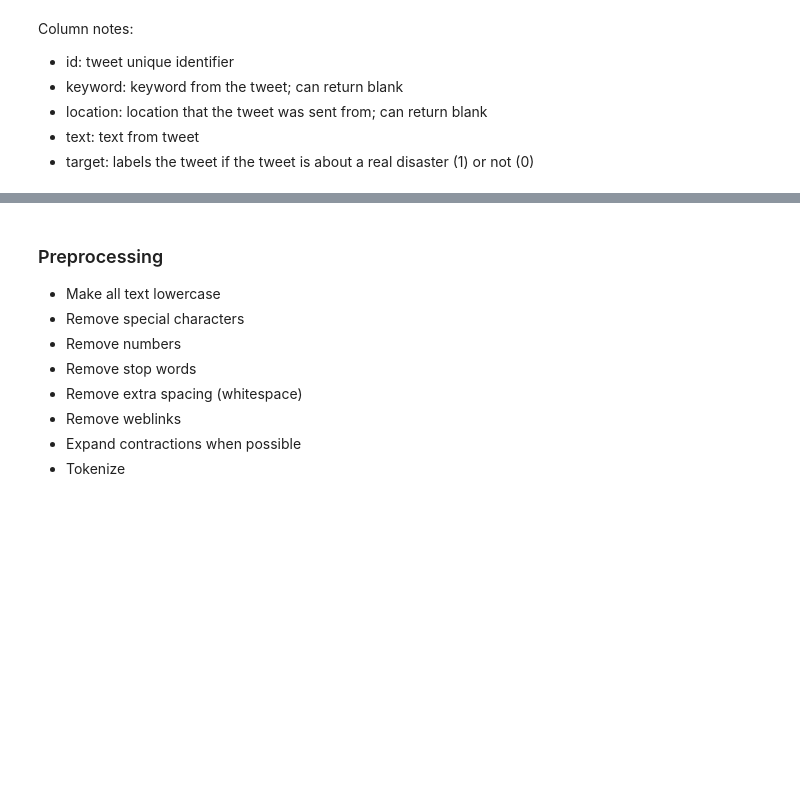
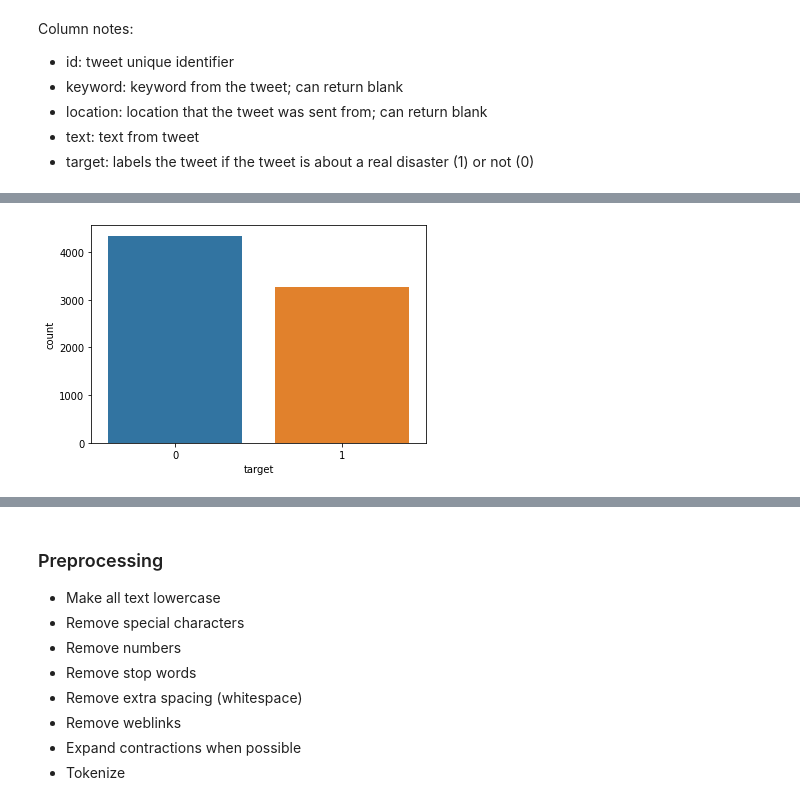
Before and after one commit to DrakeData/NLP-Disaster_Tweets, a Jupyter notebook: NLP_Disaster_Tweets.ipynb, the cells around one changed output, grey strips where cells are left out. Drawn from its saved outputs; the diff is of its cells as text; code cells hidden in the pictures; blank space fills up the shorter version.

```diff
--- a/NLP_Disaster_Tweets.ipynb
+++ b/NLP_Disaster_Tweets.ipynb
@@ -73,0 +142,4 @@ Column notes:
+# %%
+sns.countplot(x='target', data=train_df);
+# %% [output]
+[figure, added]
```
Also changed, not shown: parts of 49 cells of this notebook.
